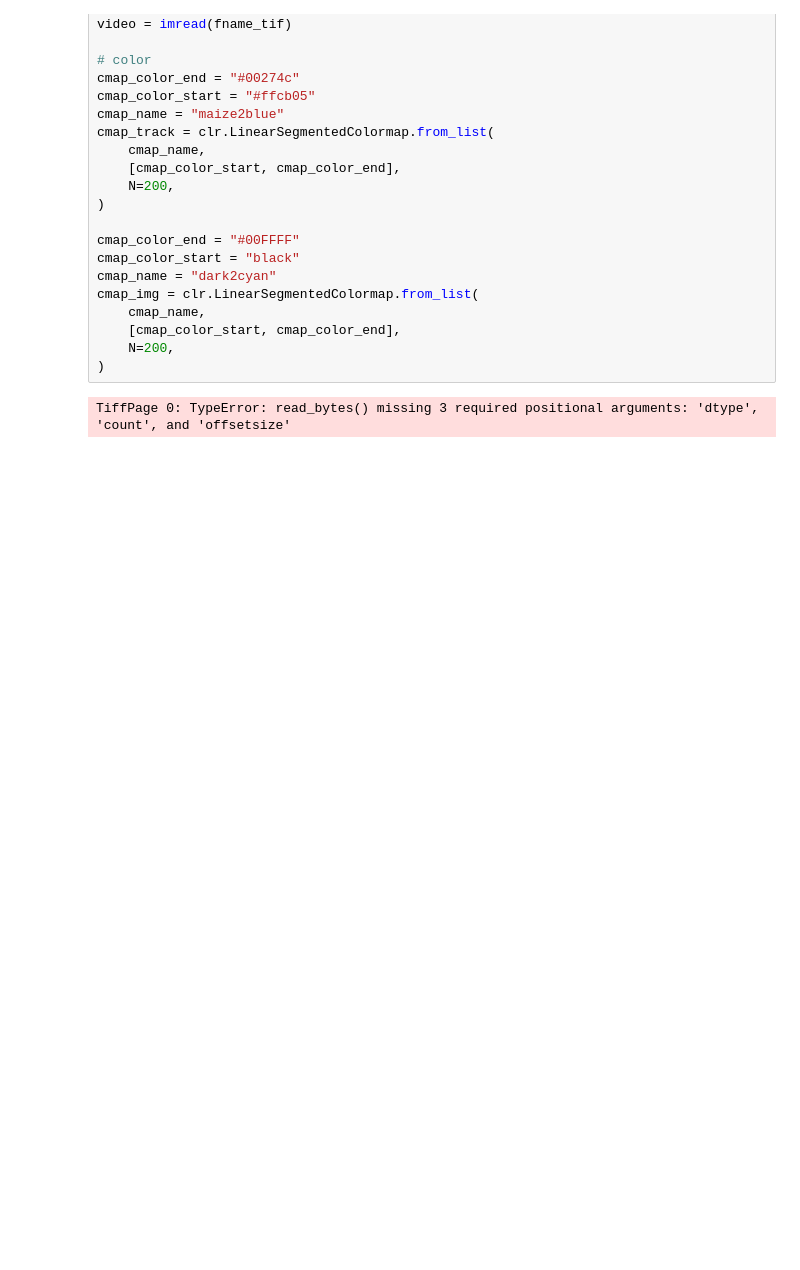
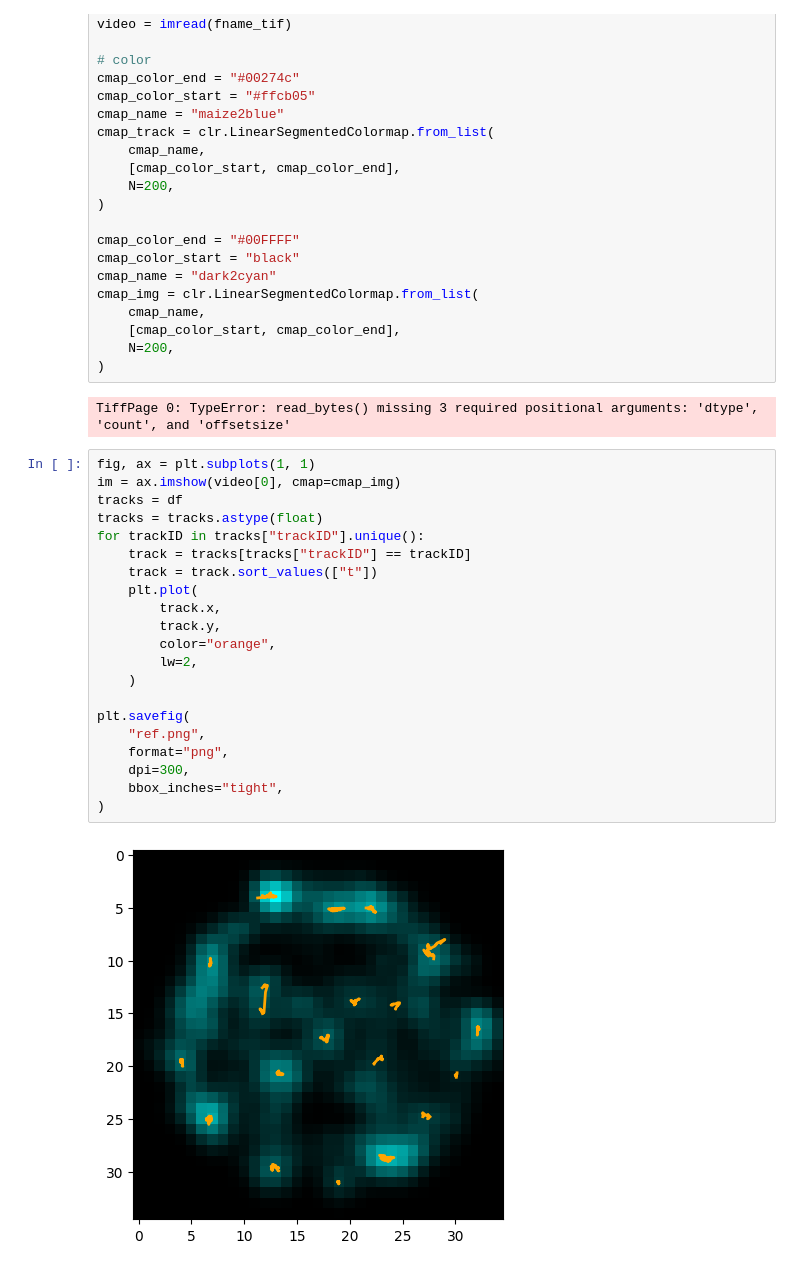
Before and after one commit to walterlab-um/intra_condensate_SPT, a Jupyter notebook: plot_paper_figure/Fig3_timelapsePAINT.ipynb, the cells around one changed output. Drawn from its saved outputs; the diff is of its cells as text; blank space fills up the shorter version.

```diff
--- a/plot_paper_figure/Fig3_timelapsePAINT.ipynb
+++ b/plot_paper_figure/Fig3_timelapsePAINT.ipynb
@@ -43,6 +43,29 @@ cmap_img = clr.LinearSegmentedColormap.from_list(
 )
 # %% [output]
 TiffPage 0: TypeError: read_bytes() missing 3 required positional arguments: 'dtype', 'count', and 'offsetsize'
+# %%
+fig, ax = plt.subplots(1, 1)
+im = ax.imshow(video[0], cmap=cmap_img)
+tracks = df
+tracks = tracks.astype(float)
+for trackID in tracks["trackID"].unique():
+    track = tracks[tracks["trackID"] == trackID]
+    track = track.sort_values(["t"])
+    plt.plot(
+        track.x,
+        track.y,
+        color="orange",
+        lw=2,
+    )
+
+plt.savefig(
+    "ref.png",
+    format="png",
+    dpi=300,
+    bbox_inches="tight",
+)
+# %% [output]
+[figure, added]
 # %%
 fig, ax = plt.subplots(1, 1)
 im = ax.imshow(video[0], cmap=cmap_img)
```
Also changed, not shown: parts of 2 cells of this notebook.
